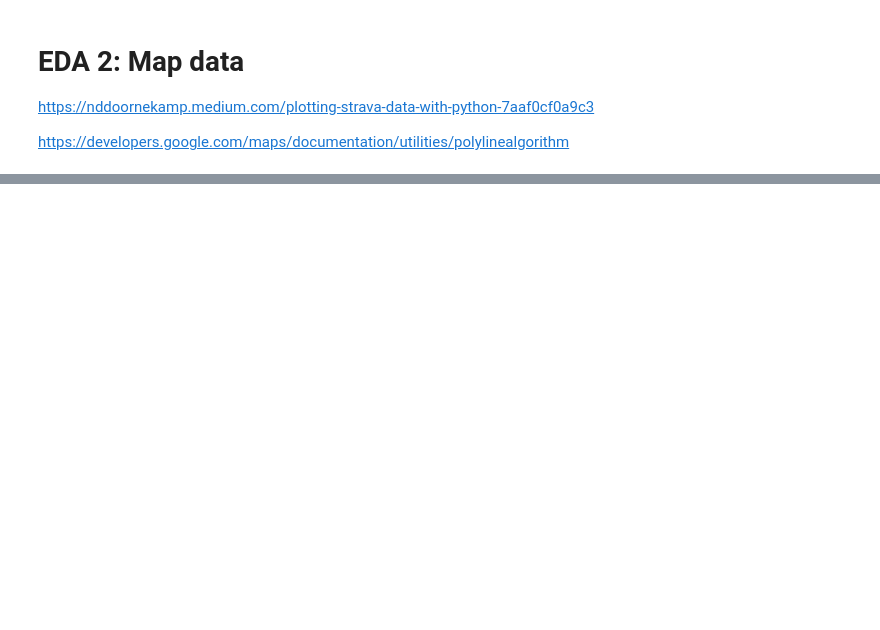
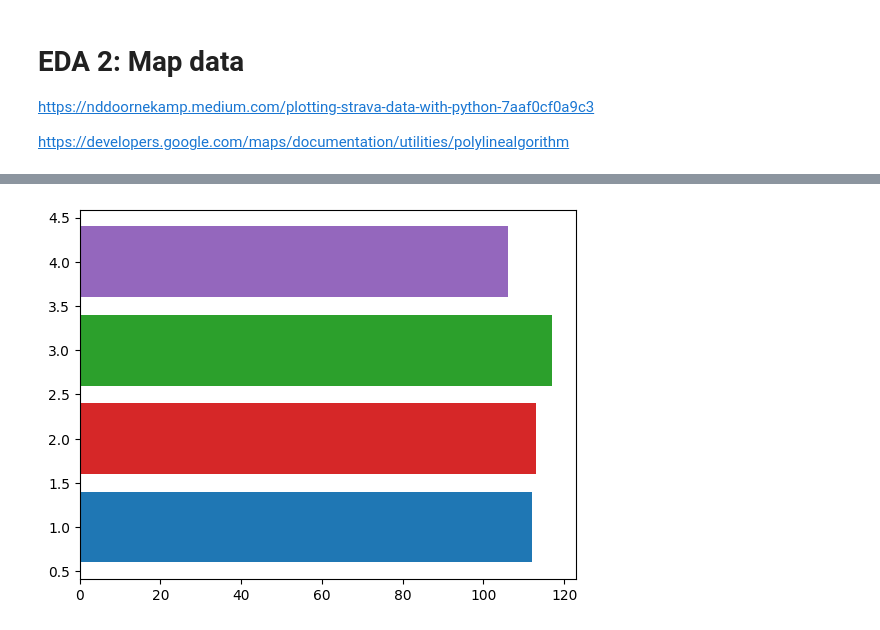
Before and after one commit to Imyyy/Strava_data_analysis, a Jupyter notebook: EDA/EDA2.ipynb, the cells around one changed output, grey strips where cells are left out. Cells and saved outputs as stored; diff of their text form; code cells hidden in the pictures; blank space fills up the shorter version.

```diff
--- a/EDA/EDA2.ipynb
+++ b/EDA/EDA2.ipynb
@@ -160,0 +278,18 @@ plt.show()
+# %%
+fig, ax = plt.subplots()
+rng = np.random.default_rng(19680801)
+data = np.array([20, 20, 20, 20])
+x = np.array([1, 2, 3, 4])
+
+artists = []
+colors = ['tab:blue', 'tab:red', 'tab:green', 'tab:purple']
+for i in range(20):
+    data += rng.integers(low=0, high=10, size=data.shape)
+    container = ax.barh(x, data, color=colors)
+    artists.append(container)
+
+
+ani = animation.ArtistAnimation(fig=fig, artists=artists, interval=400)
+plt.show()
+# %% [output]
+[figure, added]
```
Also changed, not shown: parts of 15 cells of this notebook, 2 other files.
